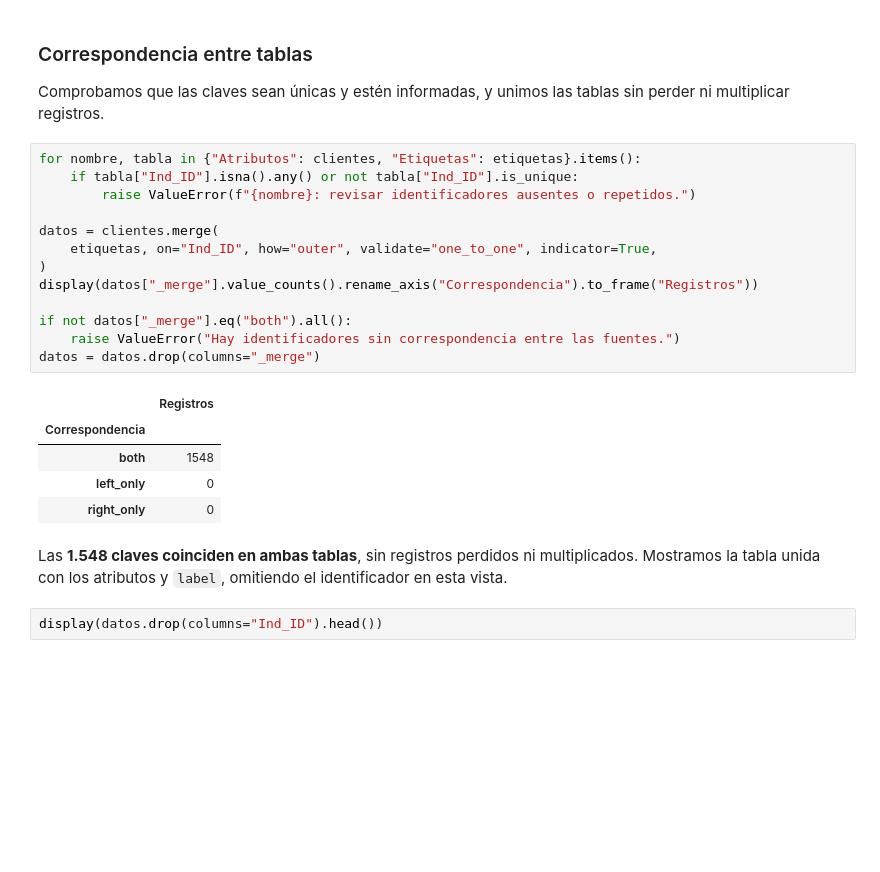
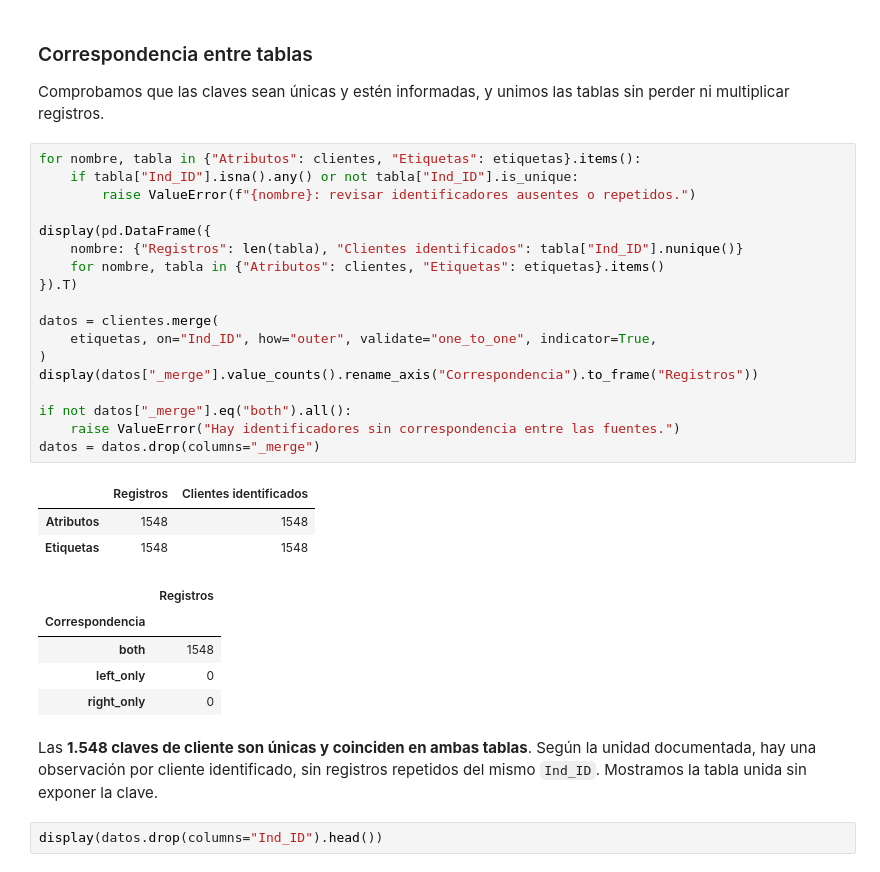
Before and after one commit to toni-oc/clasificacion-solicitudes-tarjeta, a Jupyter notebook: notebooks/01-analisis-y-modelado.ipynb, the cells around one changed output. Drawn from its saved outputs; the diff is of its cells as text; blank space fills up the shorter version.

```diff
--- a/notebooks/01-analisis-y-modelado.ipynb
+++ b/notebooks/01-analisis-y-modelado.ipynb
@@ -78,24 +78,32 @@ Comprobamos que las claves sean únicas y estén informadas, y unimos las tablas
 # %%
 for nombre, tabla in {"Atributos": clientes, "Etiquetas": etiquetas}.items():
     if tabla["Ind_ID"].isna().any() or not tabla["Ind_ID"].is_unique:
         raise ValueError(f"{nombre}: revisar identificadores ausentes o repetidos.")
+
+display(pd.DataFrame({
+    nombre: {"Registros": len(tabla), "Clientes identificados": tabla["Ind_ID"].nunique()}
+    for nombre, tabla in {"Atributos": clientes, "Etiquetas": etiquetas}.items()
+}).T)
 
 datos = clientes.merge(
     etiquetas, on="Ind_ID", how="outer", validate="one_to_one", indicator=True,
 )
 display(datos["_merge"].value_counts().rename_axis("Correspondencia").to_frame("Registros"))
 
 if not datos["_merge"].eq("both").all():
     raise ValueError("Hay identificadores sin correspondencia entre las fuentes.")
 datos = datos.drop(columns="_merge")
 # %% [output]
-|  | Registros |
-| Correspondencia |  |
-| both | 1548 |
-| left_only | 0 |
-| right_only | 0 |
+|  | Registros | Clientes identificados |
+| Atributos | 1548 | 1548 |
+| Etiquetas | 1548 | 1548 |
+|  | Registros |
+| Correspondencia |  |
+| both | 1548 |
+| left_only | 0 |
+| right_only | 0 |
 # %% [markdown]
-Las **1.548 claves coinciden en ambas tablas**, sin registros perdidos ni multiplicados. Mostramos la tabla unida con los atributos y `label`, omitiendo el identificador en esta vista.
+Las **1.548 claves de cliente son únicas y coinciden en ambas tablas**. Según la unidad documentada, hay una observación por cliente identificado, sin registros repetidos del mismo `Ind_ID`. Mostramos la tabla unida sin exponer la clave.
 # %%
 display(datos.drop(columns="Ind_ID").head())
 # %% [output]
```
Also changed, not shown: parts of 43 cells of this notebook, 17 other files.
